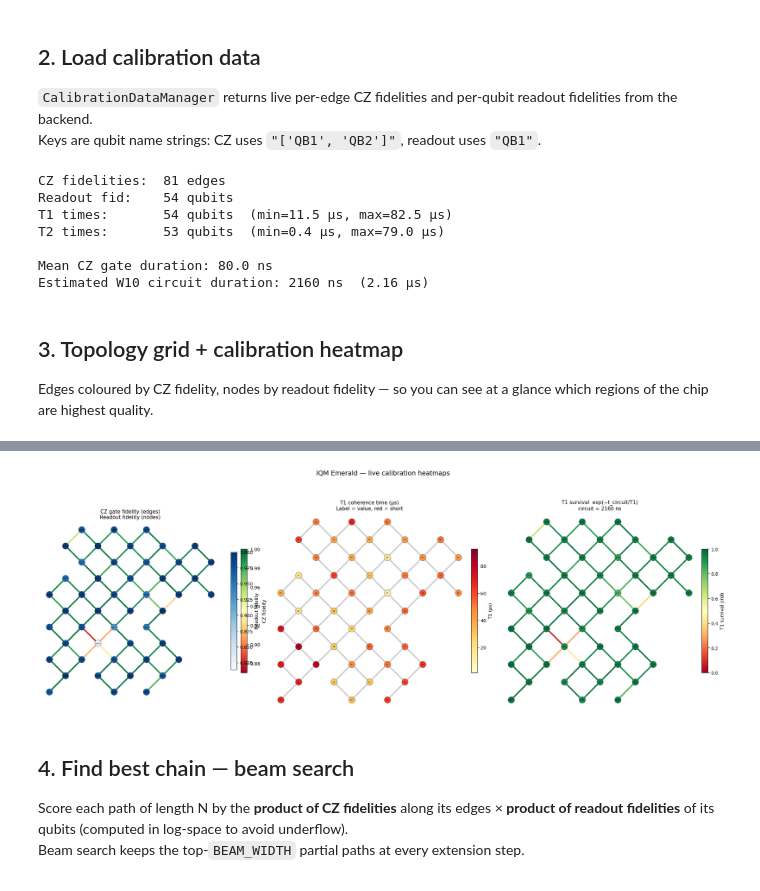
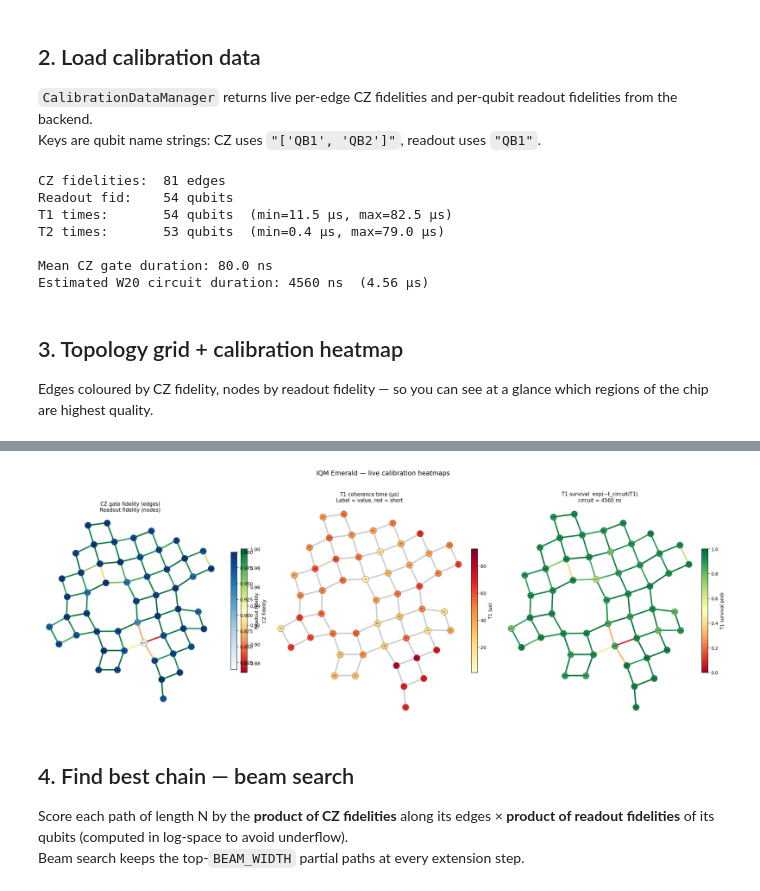
Before and after one commit to GrigoVyd/iqm_qte, a Jupyter notebook: W_state_chain_routing.ipynb, the cells around one changed output, grey strips where cells are left out. Drawn from its saved outputs; the diff is of its cells as text; code cells hidden in the pictures.

```diff
--- a/W_state_chain_routing.ipynb
+++ b/W_state_chain_routing.ipynb
@@ -11,7 +11,7 @@ If we map those logical qubits to a **hardware path** of the same length, no SWA
 4. Map the W-state circuit onto that path — transpile with `routing_method='none'` and verify 0 SWAPs
 5. Run and analyse results
 # %%
-N_QUBITS    = 10    # W-state size (keep ≤ 20 for a hardware path to exist)
+N_QUBITS    = 20    # W-state size (keep ≤ 20 for a hardware path to exist)
 SHOTS       = 1000
 BEAM_WIDTH  = 100   # beam search width — higher = better quality, slower
 # %% [markdown]
@@ -113,7 +113,7 @@ T1 times:       54 qubits  (min=11.5 µs, max=82.5 µs)
 T2 times:       53 qubits  (min=0.4 µs, max=79.0 µs)
 
 Mean CZ gate duration: 80.0 ns
-Estimated W10 circuit duration: 2160 ns  (2.16 µs)
+Estimated W20 circuit duration: 4560 ns  (4.56 µs)
 # %% [markdown]
 ## 3. Topology grid + calibration heatmap
 
@@ -122,47 +122,59 @@ Edges coloured by CZ fidelity, nodes by readout fidelity — so you can see at a
 import matplotlib.pyplot as plt
 import matplotlib.cm as cm
 import matplotlib.colors as mcolors
-from collections import deque
+import networkx as nx
+import numpy as np
 
-def build_grid(coupling_map):
+def build_grid(coupling_map, index_to_name_fn):
     edges_list = list(coupling_map.get_edges())
     adj = {}
     for u, v in edges_list:
         adj.setdefault(u, set()).add(v)
         adj.setdefault(v, set()).add(u)
-    corner = min(adj, key=lambda q: len(adj[q]))
-    nbrs   = sorted(adj[corner])
-    coords = {corner: (0, 0)}; used = {(0, 0)}
-    coords[nbrs[0]] = (1, 0); used.add((1, 0))
-    if len(nbrs) > 1:
-        coords[nbrs[1]] = (0, 1); used.add((0, 1))
-    queue = deque(coords.keys())
-    offs  = [(1,0),(-1,0),(0,1),(0,-1)]
-    while queue:
-        node = queue.popleft(); x, y = coords[node]
-        for nb in adj[node]:
-            if nb in coords: continue
-            placed = [n2 for n2 in adj[nb] if n2 in coords]
-            for dx, dy in offs:
-                p = (x+dx, y+dy)
-                if p in used: continue
-                if all(abs(p[0]-coords[n2][0])+abs(p[1]-coords[n2][1])==1 for n2 in placed):
-                    coords[nb] = p; used.add(p); queue.append(nb); break
-    return adj, {q: (float(gx-gy), float(gx+gy)) for q, (gx,gy) in coords.items()}
 
-adj, disp = build_grid(backend.coupling_map)
+    G = nx.Graph()
+    G.add_nodes_from(adj.keys())
+    for u, v in edges_list:
+        G.add_edge(u, v)
+
+    # Kamada-Kawai minimises edge-length variance — best for regular lattices
+    raw = nx.kamada_kawai_layout(G)
+
+    # Scale to [0, 10] × [0, 10]
+    xs = np.array([raw[n][0] for n in raw])
+    ys = np.array([raw[n][1] for n in raw])
+    xmin, ymin = xs.min(), ys.min()
+    span = max(xs.max()-xmin, ys.max()-ymin, 1e-6)
+    scale = 10.0 / span
+
+    disp = {n: (float((raw[n][0]-xmin)*scale),
+                float((raw[n][1]-ymin)*scale))
+            for n in raw}
+    return adj, disp
+
+adj, disp = build_grid(backend.coupling_map, backend.index_to_qubit_name)
 all_edges  = list(backend.coupling_map.get_edges())
+print(f"Topology: {len(disp)}/54 qubits placed")
+
+# Print edges so we can verify the coupling map
+print("\nCoupling map edges (qubit names):")
+seen = set()
+for u, v in sorted(all_edges):
+    key = frozenset((u, v))
+    if key in seen: continue
+    seen.add(key)
+    print(f"  {backend.index_to_qubit_name(u):6} -- {backend.index_to_qubit_name(v)}")
 
 cz_vals = [cz_fid.get(frozenset((u,v)), 0.9) for u,v in all_edges]
-ro_vals = [ro_fid.get(q, 0.9) for q in disp]
-t1_vals = [t1_us.get(q, 200.0) for q in disp]
+ro_vals = [ro_fid.get(q, 0.9)    for q in disp]
+t1_vals = [t1_us.get(q, 200.0)   for q in disp]
 
 cz_norm = mcolors.Normalize(vmin=max(0.80, min(cz_vals)-0.01), vmax=1.0)
 ro_norm = mcolors.Normalize(vmin=max(0.80, min(ro_vals)-0.01), vmax=1.0)
 t1_norm = mcolors.Normalize(vmin=max(0, min(t1_vals)-10),      vmax=max(t1_vals)+10)
 cz_cmap = cm.RdYlGn
 ro_cmap = cm.Blues
-t1_cmap = cm.YlOrRd   # short T1 = red, long T1 = yellow
+t1_cmap = cm.YlOrRd
 
 def draw_topology(ax, node_color_fn, edge_color_fn, node_label_fn,
                   node_size=14, edge_lw=3):
@@ -181,10 +193,8 @@ def draw_topology(ax, node_color_fn, edge_color_fn, node_label_fn,
                 fontsize=4.5, color="#111", zorder=3)
 
 fig, axes = plt.subplots(1, 3, figsize=(21, 8))
-for ax in axes:
-    ax.set_aspect("equal"); ax.axis("off")
+for ax in axes: ax.set_aspect("equal"); ax.axis("off")
 
-# Panel 1 — CZ fidelity (edges) + readout (nodes)
 draw_topology(axes[0],
     node_color_fn=lambda q: ro_cmap(ro_norm(ro_fid.get(q, 0.9))),
     edge_color_fn=lambda u,v: cz_cmap(cz_norm(cz_fid.get(frozenset((u,v)), 0.9))),
@@ -195,7 +205,6 @@ plt.colorbar(sm1, ax=axes[0], fraction=0.03, pad=0.02).set_label("CZ fidelity")
 plt.colorbar(sm2, ax=axes[0], fraction=0.03, pad=0.06).set_label("Readout fidelity")
 axes[0].set_title("CZ gate fidelity (edges)\nReadout fidelity (nodes)", fontsize=11)
 
-# Panel 2 — T1 per node
 draw_topology(axes[1],
     node_color_fn=lambda q: t1_cmap(t1_norm(t1_us.get(q, 200.0))),
     edge_color_fn=lambda u,v: "#cccccc",
@@ -204,7 +213,6 @@ sm3 = cm.ScalarMappable(cmap=t1_cmap, norm=t1_norm)
 plt.colorbar(sm3, ax=axes[1], fraction=0.03, pad=0.02).set_label("T1 (µs)")
 axes[1].set_title("T1 coherence time (µs)\nLabel = value, red = short", fontsize=11)
 
-# Panel 3 — T1 survival for this circuit duration (worst-case, full circuit wait)
 surv_norm = mcolors.Normalize(vmin=0.0, vmax=1.0)
 surv_cmap = cm.RdYlGn
 draw_topology(axes[2],
@@ -222,4 +247,4 @@ plt.show()
-[figure, old version]
+[figure, new version]
 # %% [markdown]
 ## 4. Find best chain — beam search
 
```
Also changed, not shown: parts of 7 cells of this notebook.
